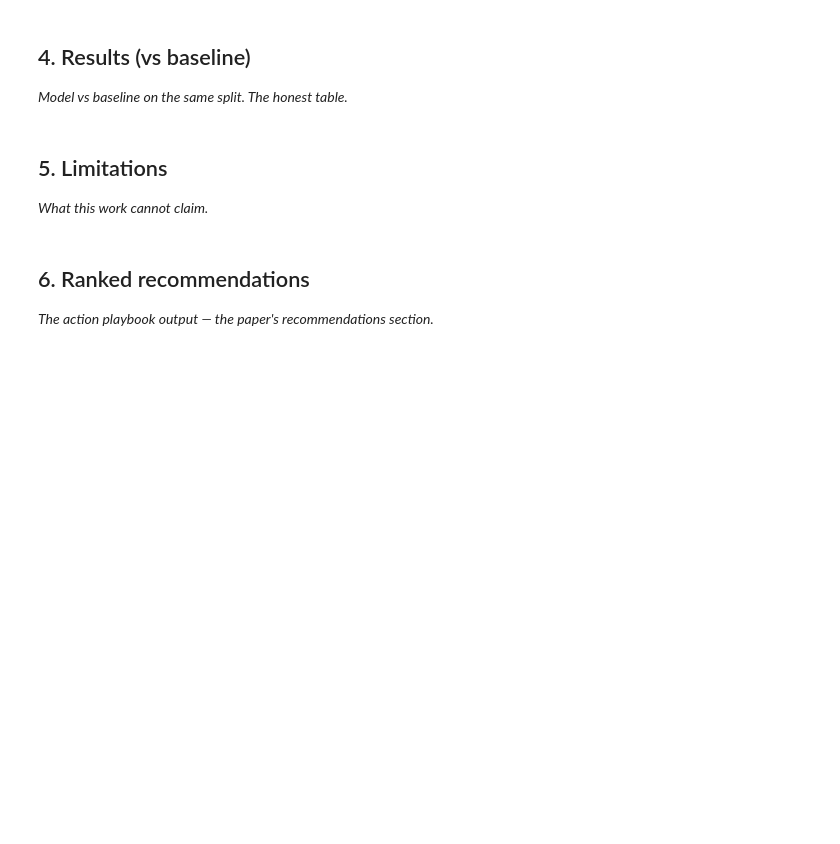
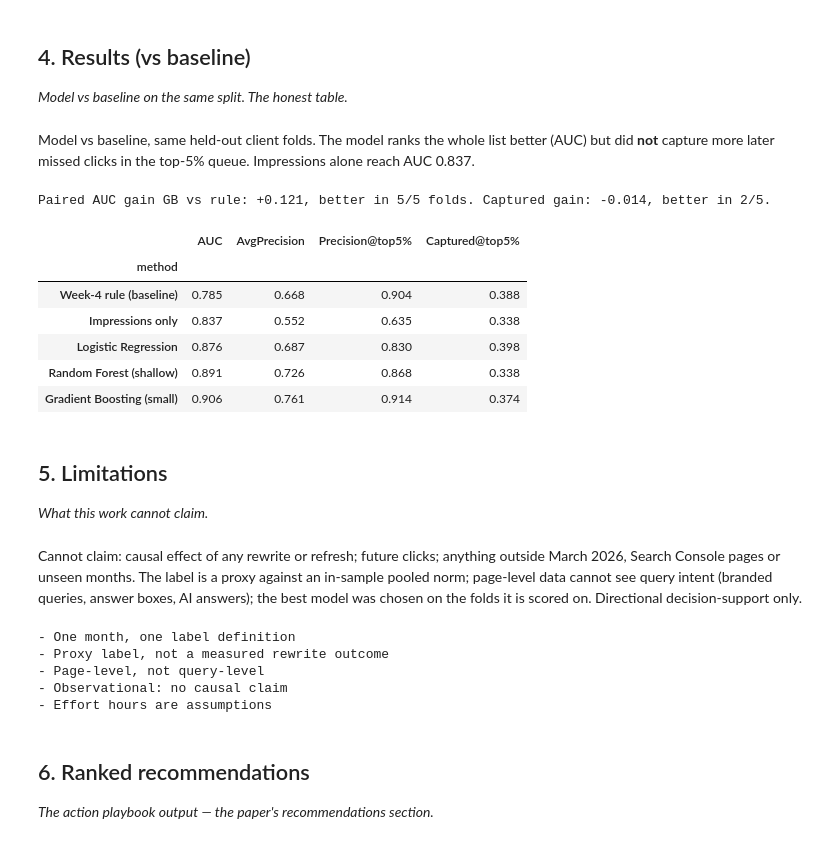
Before and after one commit to ihSomik/flyrank-ml-internship, a Jupyter notebook: work/notebooks/capstone.ipynb, the cells around one changed output. Saved outputs shown, nothing was run; the diff lists cells and outputs as text; code cells hidden in the pictures; blank space fills up the shorter version.

```diff
--- a/work/notebooks/capstone.ipynb
+++ b/work/notebooks/capstone.ipynb
@@ -22,10 +64,40 @@ This skeleton is yours to fill. Work the sections **in order** — each one has
 ## 4. Results (vs baseline)
 
 *Model vs baseline on the same split. The honest table.*
+# %% [markdown]
+Model vs baseline, same held-out client folds. The model ranks the whole list better (AUC) but did **not** capture more later missed clicks in the top-5% queue. Impressions alone reach AUC 0.837.
+# %%
+import json, os
+import pandas as pd
+res=pd.DataFrame([('Week-4 rule (baseline)',.785,.668,.904,.388),('Impressions only',.837,.552,.635,.338),('Logistic Regression',.876,.687,.830,.398),('Random Forest (shallow)',.891,.726,.868,.338),('Gradient Boosting (small)',.906,.761,.914,.374)],columns=['method','AUC','AvgPrecision','Precision@top5%','Captured@top5%']).set_index('method')
+print('Paired AUC gain GB vs rule: +0.121, better in 5/5 folds. Captured gain: -0.014, better in 2/5.')
+res
+# %% [output]
+Paired AUC gain GB vs rule: +0.121, better in 5/5 folds. Captured gain: -0.014, better in 2/5.
+|  | AUC | AvgPrecision | Precision@top5% | Captured@top5% |
+| method |  |  |  |  |
+| Week-4 rule (baseline) | 0.785 | 0.668 | 0.904 | 0.388 |
+| Impressions only | 0.837 | 0.552 | 0.635 | 0.338 |
+| Logistic Regression | 0.876 | 0.687 | 0.830 | 0.398 |
+| Random Forest (shallow) | 0.891 | 0.726 | 0.868 | 0.338 |
+| Gradient Boosting (small) | 0.906 | 0.761 | 0.914 | 0.374 |
 # %% [markdown]
 ## 5. Limitations
 
 *What this work cannot claim.*
+# %% [markdown]
+Cannot claim: causal effect of any rewrite or refresh; future clicks; anything outside March 2026, Search Console pages or unseen months. The label is a proxy against an in-sample pooled norm; page-level data cannot see query intent (branded queries, answer boxes, AI answers); the best model was chosen on the folds it is scored on. Directional decision-support only.
+# %%
+import json, os
+import pandas as pd
+limits=['One month, one label definition','Proxy label, not a measured rewrite outcome','Page-level, not query-level','Observational: no causal claim','Effort hours are assumptions']
+print('\n'.join('- '+l for l in limits))
+# %% [output]
+- One month, one label definition
+- Proxy label, not a measured rewrite outcome
+- Page-level, not query-level
+- Observational: no causal claim
+- Effort hours are assumptions
 # %% [markdown]
 ## 6. Ranked recommendations
 
```
Also changed, not shown: parts of 10 cells of this notebook.
